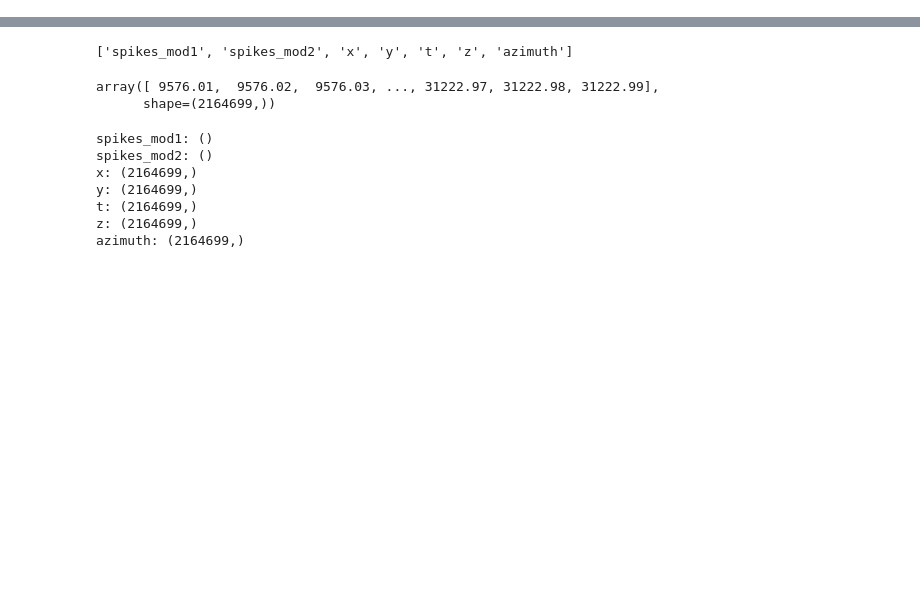
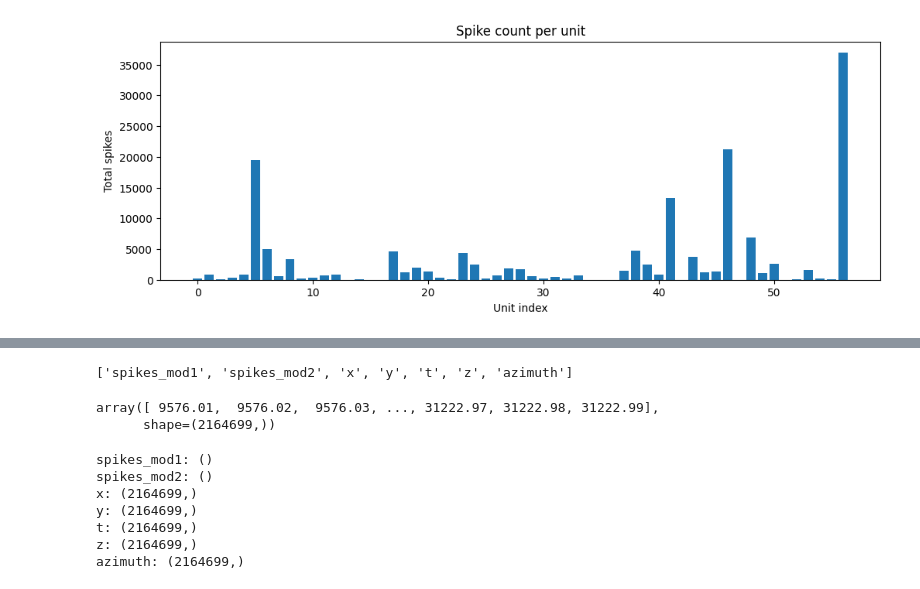
Before and after one commit to reillytilbury/EDGAR, a Jupyter notebook: scratchpad.ipynb, the cells around one changed output, grey strips where cells are left out. Drawn from its saved outputs; the diff is of its cells as text; code cells hidden in the pictures; blank space fills up the shorter version.

```diff
--- a/scratchpad.ipynb
+++ b/scratchpad.ipynb
@@ -1,4 +144,14 @@
 # %%
-import numpy as np
 import matplotlib.pyplot as plt
-from scipy.ndimage import gaussian_filter
+
+# Spike counts per unit
+counts_per_unit = spikes_df["unit"].value_counts().sort_index()
+
+plt.figure(figsize=(12,4))
+plt.bar(range(len(counts_per_unit)), counts_per_unit.values)
+plt.xlabel("Unit index")
+plt.ylabel("Total spikes")
+plt.title("Spike count per unit")
+plt.show()
+# %% [output]
+[figure, added]
```
Also changed, not shown: parts of 3 cells of this notebook, 7 other files.
